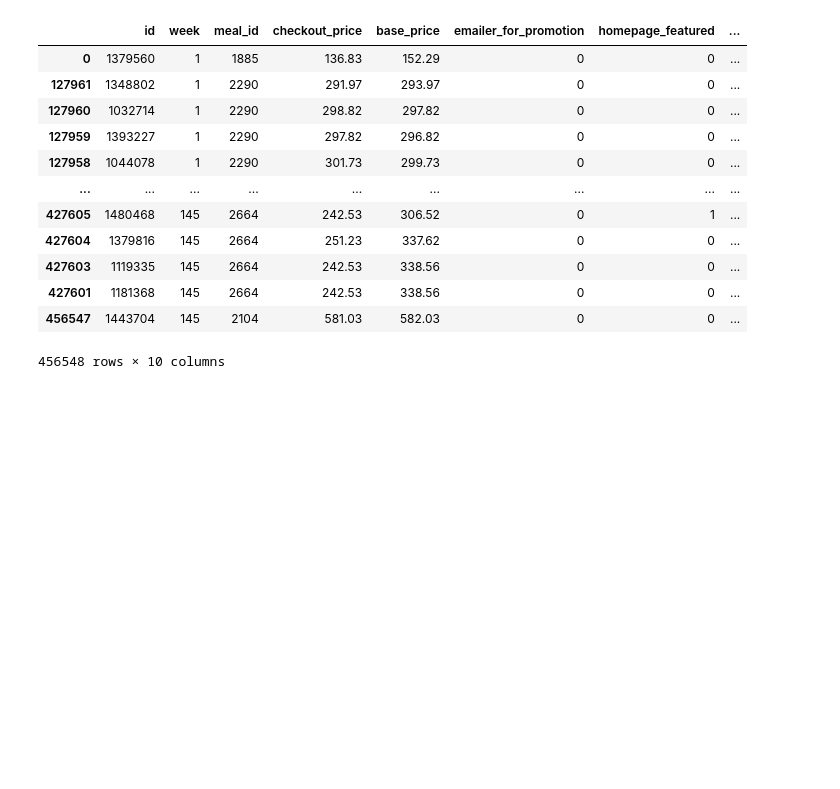
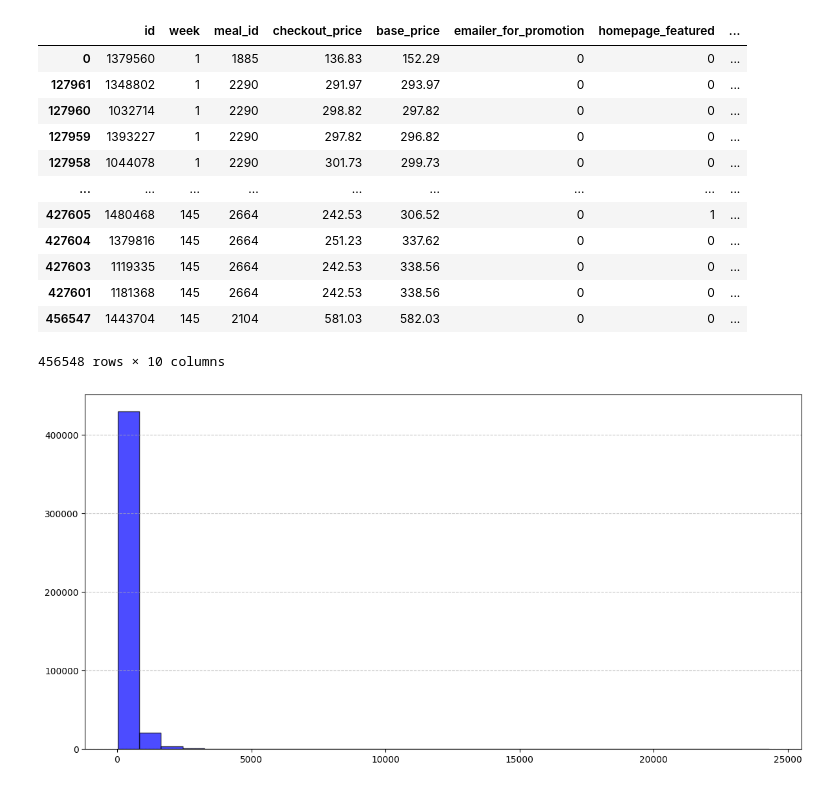
Before and after one commit to Anurag-Bharati/green-table-prediction-service, a Jupyter notebook: analytics/food_demand_forecasting.ipynb, the cells around one changed output. Drawn from its saved outputs; the diff is of its cells as text; code cells hidden in the pictures; blank space fills up the shorter version.

Commit message:
Visualization and Eda part start

```diff
--- a/analytics/food_demand_forecasting.ipynb
+++ b/analytics/food_demand_forecasting.ipynb
@@ -89,3 +89,12 @@ data
 | 427601 | 1181368 | 145 | 2664 | 242.53 | 338.56 | 0 | 0 | ... |
 | 456547 | 1443704 | 145 | 2104 | 581.03 | 582.03 | 0 | 0 | ... |
 456548 rows × 10 columns
+# %%
+# Looking histo of target
+plt.figure(figsize=(12, 6))
+plt.hist(train_data['num_orders'], bins=30, edgecolor='k', alpha=0.7, color='blue')
+plt.grid(True, axis='y', linestyle='--', alpha=0.7)
+plt.tight_layout()
+plt.show()
+# %% [output]
+[figure, added]
```
Also changed, not shown: parts of 2 cells of this notebook.
